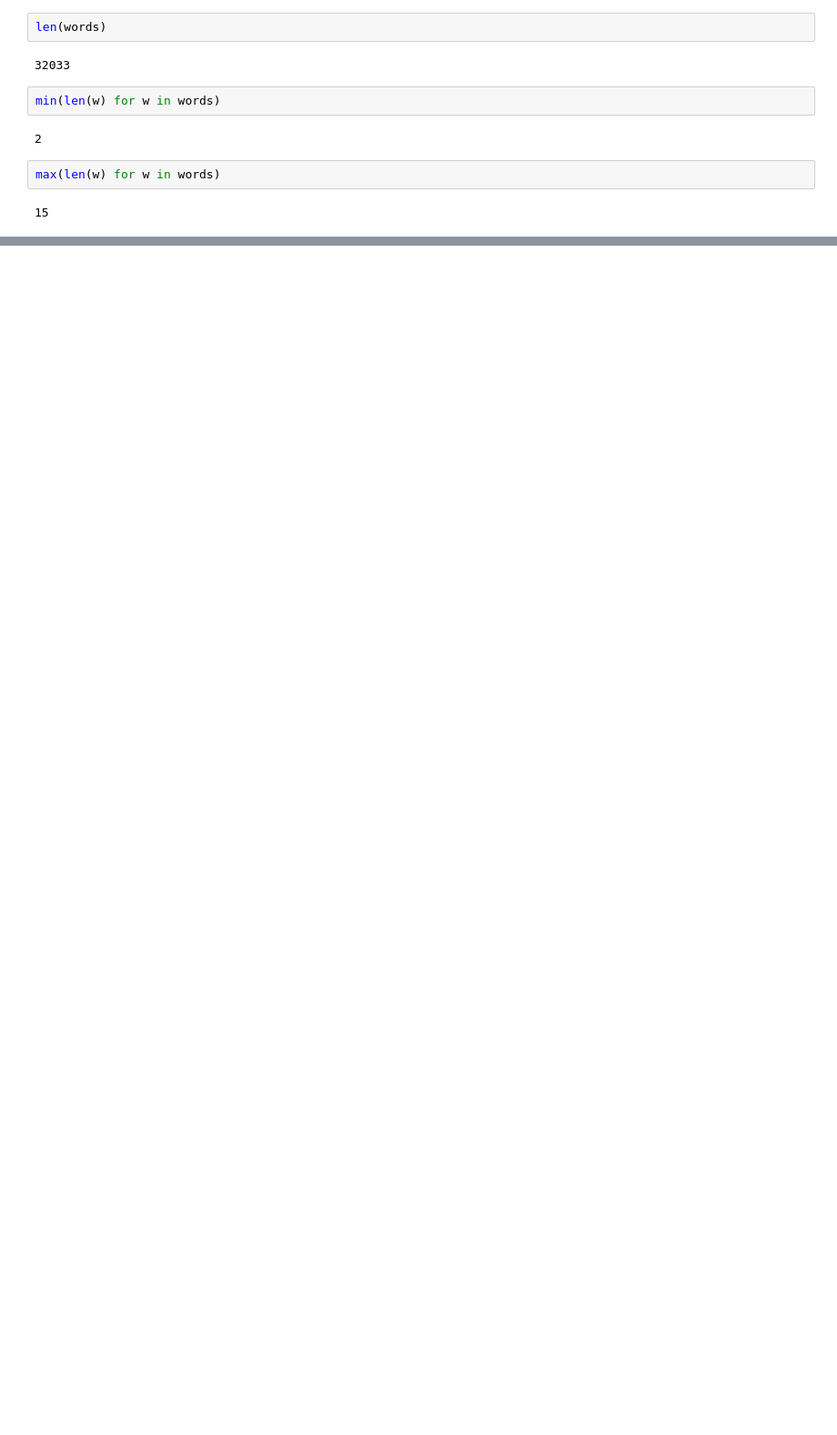
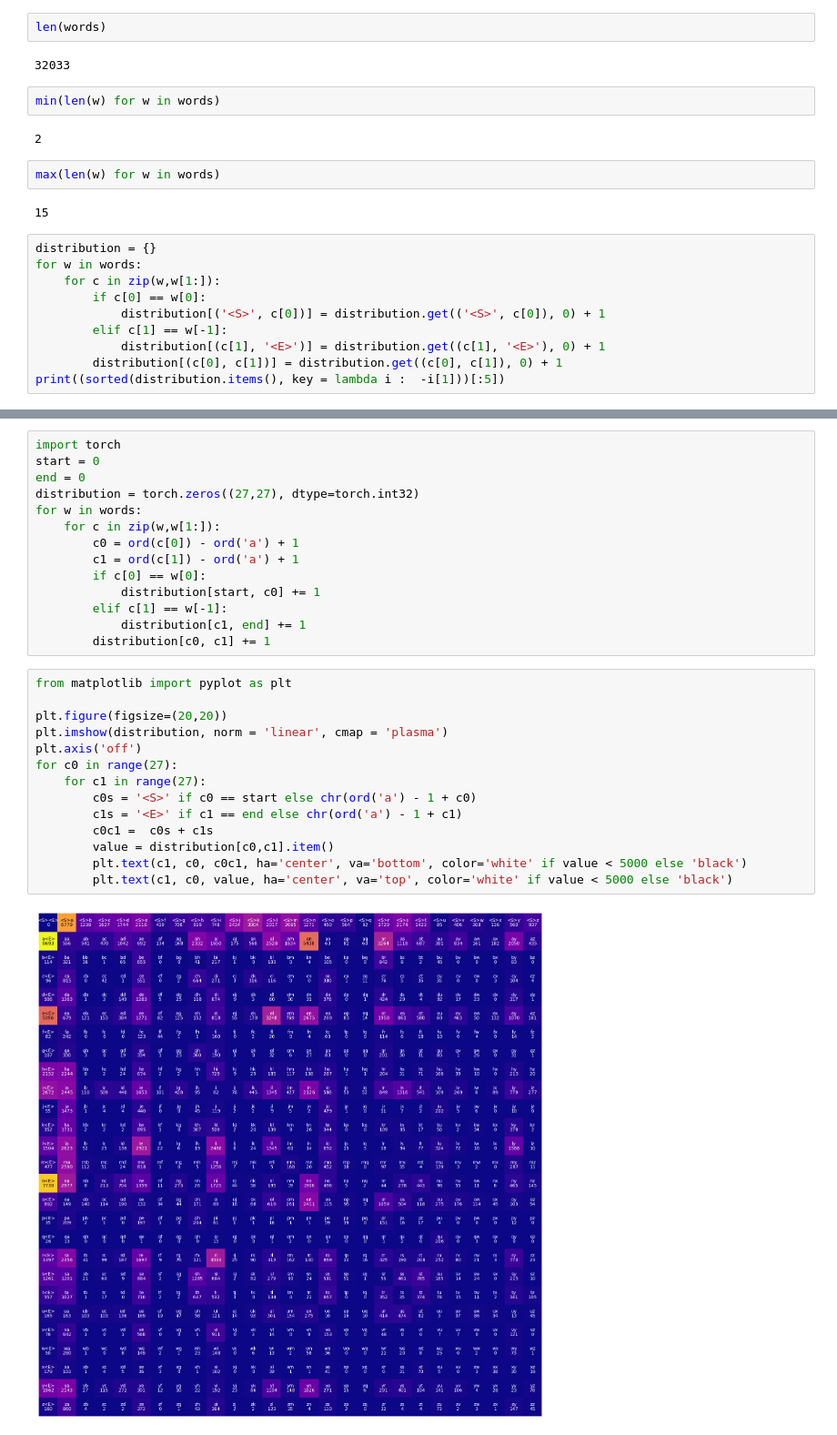
Before and after one commit to popescualexandrucristian/andrej_karpathy_ai_trainining_2024, a Jupyter notebook: building_makemore/the_spelled-out_intro_to_language_modeling_building_makemore_01.ipynb, the cells around one changed output, grey strips where cells are left out. Shown at 91% size. Drawn from its saved outputs; the diff is of its cells as text; blank space fills up the shorter version.

```diff
--- a/building_makemore/the_spelled-out_intro_to_language_modeling_building_makemore_01.ipynb
+++ b/building_makemore/the_spelled-out_intro_to_language_modeling_building_makemore_01.ipynb
@@ -26,3 +26,13 @@ min(len(w) for w in words)
 max(len(w) for w in words)
 # %% [output]
 15
+# %%
+distribution = {}
+for w in words:
+    for c in zip(w,w[1:]):
+        if c[0] == w[0]:
+            distribution[('<S>', c[0])] = distribution.get(('<S>', c[0]), 0) + 1
+        elif c[1] == w[-1]:
+            distribution[(c[1], '<E>')] = distribution.get((c[1], '<E>'), 0) + 1
+        distribution[(c[0], c[1])] = distribution.get((c[0], c[1]), 0) + 1
+print((sorted(distribution.items(), key = lambda i :  -i[1]))[:5])
@@ -28,0 +41,30 @@ max(len(w) for w in words)
+# %%
+import torch
+start = 0
+end = 0
+distribution = torch.zeros((27,27), dtype=torch.int32)
+for w in words:
+    for c in zip(w,w[1:]):
+        c0 = ord(c[0]) - ord('a') + 1
+        c1 = ord(c[1]) - ord('a') + 1
+        if c[0] == w[0]:
+            distribution[start, c0] += 1
+        elif c[1] == w[-1]:
+            distribution[c1, end] += 1
+        distribution[c0, c1] += 1
+# %%
+from matplotlib import pyplot as plt
+
+plt.figure(figsize=(20,20))
+plt.imshow(distribution, norm = 'linear', cmap = 'plasma')
+plt.axis('off')
+for c0 in range(27):
+    for c1 in range(27):
+        c0s = '<S>' if c0 == start else chr(ord('a') - 1 + c0)
+        c1s = '<E>' if c1 == end else chr(ord('a') - 1 + c1)
+        c0c1 =  c0s + c1s
+        value = distribution[c0,c1].item()
+        plt.text(c1, c0, c0c1, ha='center', va='bottom', color='white' if value < 5000 else 'black')
+        plt.text(c1, c0, value, ha='center', va='top', color='white' if value < 5000 else 'black')
+# %% [output]
+[figure, added]
```
Also changed, not shown: parts of 3 cells of this notebook, 2 other files.
